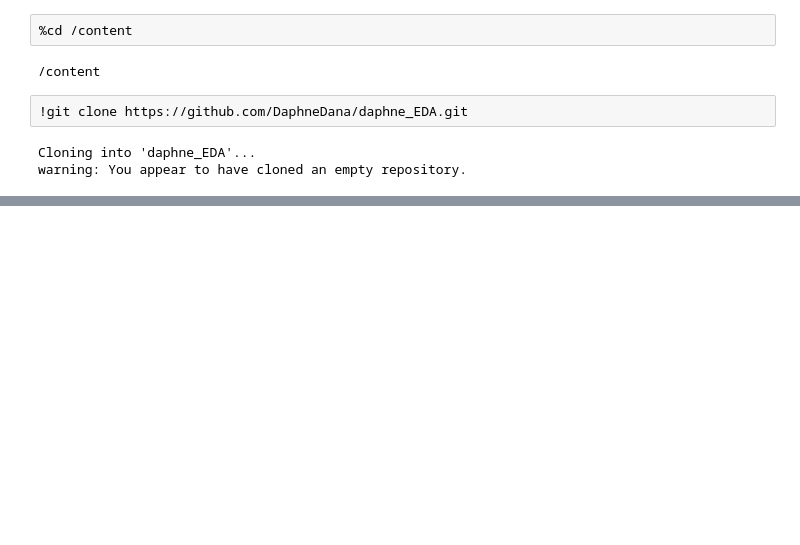
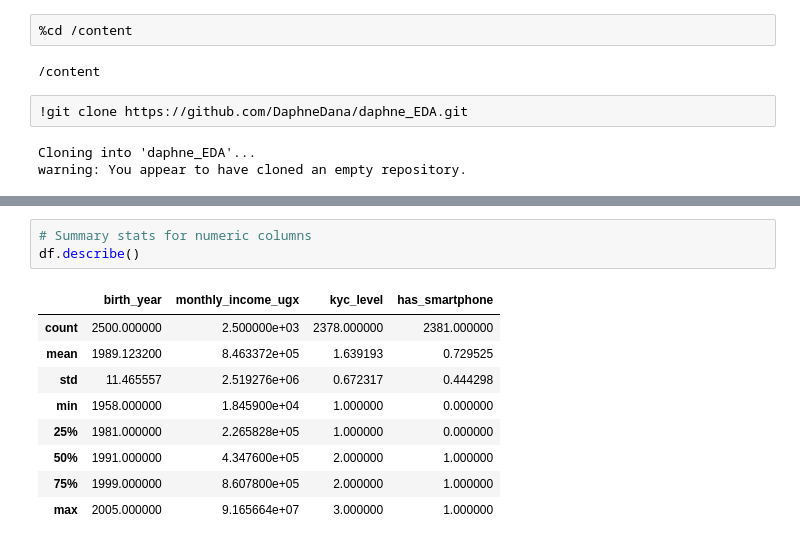
Before and after one commit to DaphneDana/daphne_EDA, a Jupyter notebook: dana_eda.ipynb, the cells around one changed output, grey strips where cells are left out. Cells and saved outputs as stored; diff of their text form; blank space fills up the shorter version.

```diff
--- a/dana_eda.ipynb
+++ b/dana_eda.ipynb
@@ -18,0 +277,13 @@ mv: cannot stat '/content/dana_eda.ipynb': No such file or directory
+# %%
+# Summary stats for numeric columns
+df.describe()
+# %% [output]
+|  | birth_year | monthly_income_ugx | kyc_level | has_smartphone |
+| count | 2500.000000 | 2.500000e+03 | 2378.000000 | 2381.000000 |
+| mean | 1989.123200 | 8.463372e+05 | 1.639193 | 0.729525 |
+| std | 11.465557 | 2.519276e+06 | 0.672317 | 0.444298 |
+| min | 1958.000000 | 1.845900e+04 | 1.000000 | 0.000000 |
+| 25% | 1981.000000 | 2.265828e+05 | 1.000000 | 0.000000 |
+| 50% | 1991.000000 | 4.347600e+05 | 2.000000 | 1.000000 |
+| 75% | 1999.000000 | 8.607800e+05 | 2.000000 | 1.000000 |
+| max | 2005.000000 | 9.165664e+07 | 3.000000 | 1.000000 |
```
Also changed, not shown: parts of 49 cells of this notebook.
